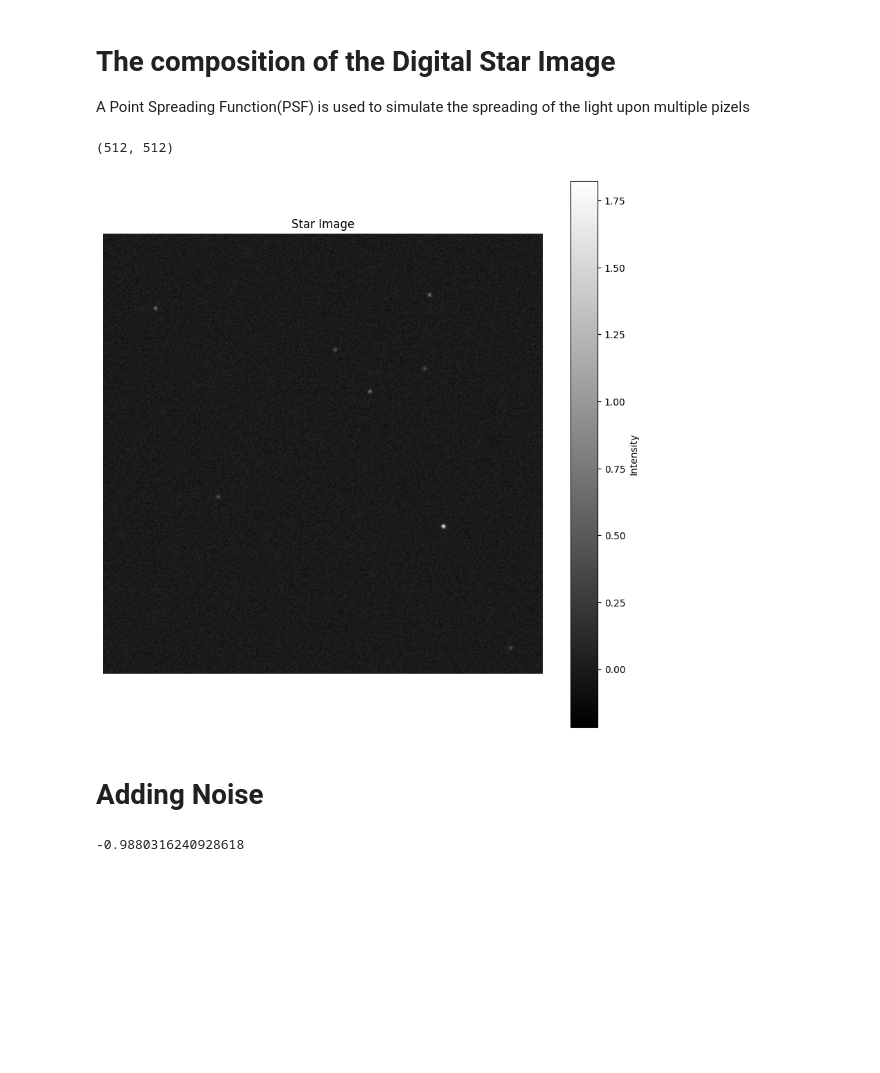
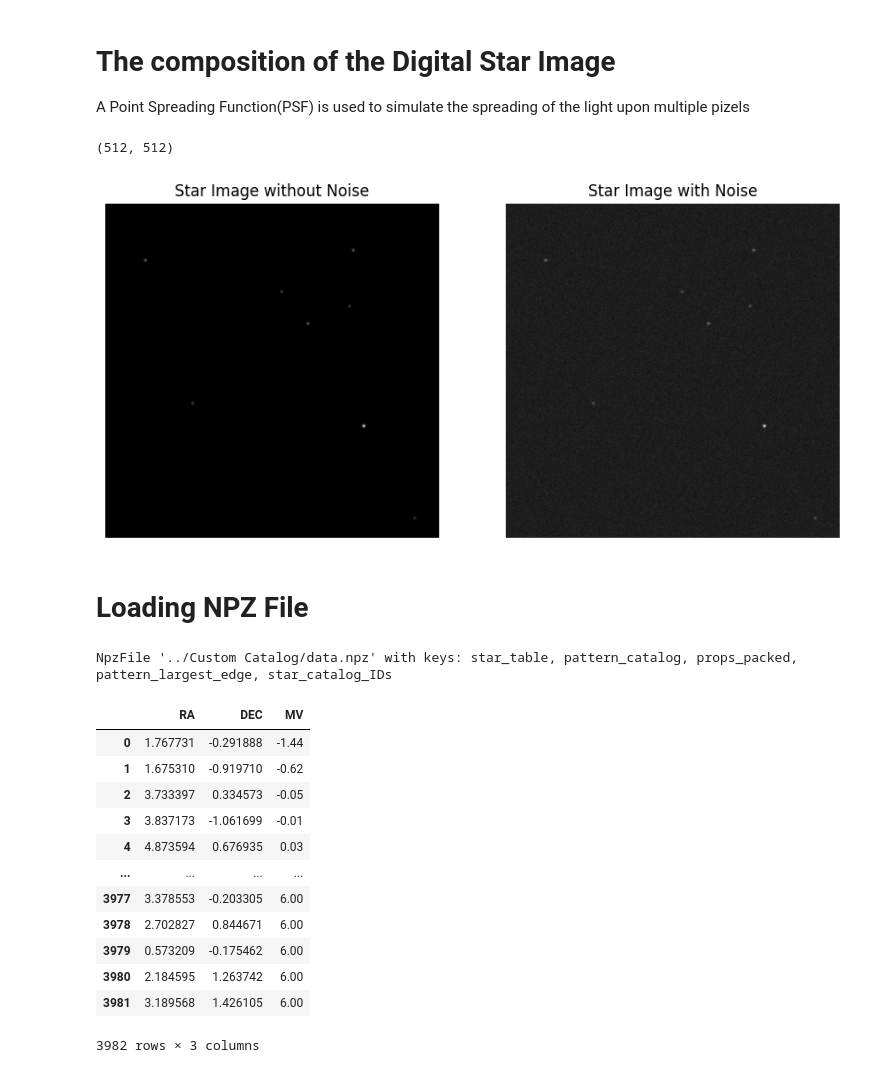
Before and after one commit to DevPro13/Startracker-Simulator-for-Attitude-Determination-of-Spacecrafts, a Jupyter notebook: ImageGenerator/imageGen.ipynb, the cells around one changed output. Cells and saved outputs as stored; diff of their text form; code cells hidden in the pictures; blank space fills up the shorter version.

Commit message:
Organized files; Tried to plot star table;

```diff
--- a/ImageGenerator/imageGen.ipynb
+++ b/ImageGenerator/imageGen.ipynb
@@ -114,9 +117,9 @@ array([[-3.21393805e-01, -1.16977778e-01,  9.39692621e-01],
 sensor_coords=[]
 Mvs=[]
 for i in stars_coords:
-    #if checkStarsAlphaDeltaWithInFOV(i[0],i[1],angleInRadian(20),angleInRadian(20),FOVx=FOVx,FOVy=FOVy):
-    Mvs.append(i[2])
-    sensor_coords.append(obtainStarSensorCoordinateSystem(M_T,i[0],i[1]))
+    if checkStarsAlphaDeltaWithInFOV(angleInRadian(i[0]),angleInRadian(i[1]),angleInRadian(20),angleInRadian(20),FOVx=FOVx,FOVy=FOVy):
+        Mvs.append(i[2])
+        sensor_coords.append(obtainStarSensorCoordinateSystem(M_T,i[0],i[1]))
 print(sensor_coords)
 print(Mvs)
 # %% [output]
@@ -177,32 +180,28 @@ def Add_Noise(image,noiseLevel):
 # %%
 # Calculate Gaussian PSF
 # Create grid of coordinates
 x = np.linspace(0,x_resolution,y_resolution)
 y = np.linspace(0,x_resolution,y_resolution)
 X, Y = np.meshgrid(x, y)
 noiseLevel=0.05
 # Calculate PSF values
 PSF=np.zeros_like(Y)
 for i in range(len(pixels)):
     PSF +=psfGaussianDistribution(X-pixels[i][0],Y-pixels[i][1],Mvs[i])#gaussian_psf(X - X_points[i], Y - Y_points[i])
 
 print(PSF.shape)
 # Display PSF as an image
-plt.figure(figsize=(10.24,10.24))
-plt.imshow(Add_Noise(PSF,noiseLevel),cmap="gray")
-plt.colorbar(label='Intensity')
-plt.xlabel('X')
-plt.ylabel('Y')
-plt.axis('off')
-plt.title('Star Image')
-plt.show()
-plt.imsave("plot.png",PSF,cmap="gray")
+fig,ax=plt.subplots(1,2,figsize=(10.24,10.24))
+ax[0].imshow(PSF,cmap="gray")
+ax[1].imshow(Add_Noise(PSF,noiseLevel),cmap="gray")
+ax[0].axis('off')
+ax[1].axis('off')
+ax[0].set_title('Star Image without Noise')
+ax[1].set_title("Star Image with Noise")
+fig.show()
+fig.savefig("../Media/StarImageComparison.png")
 # %% [output]
 (512, 512)
-[figure, old version]
+[figure, new version]
-# %% [markdown]
-# Adding Noise
-# %%
-np.sin(30)
-# %% [output]
--0.9880316240928618
+# %% [markdown]
+# Loading NPZ File
@@ -208,0 +210,25 @@ np.sin(30)
+# %%
+import pandas as pd
+import numpy as np
+data=np.load("../Custom Catalog/data.npz")
+data
+# %% [output]
+NpzFile '../Custom Catalog/data.npz' with keys: star_table, pattern_catalog, props_packed, pattern_largest_edge, star_catalog_IDs
+# %%
+df=pd.DataFrame(data["star_table"],columns=["RA","DEC","COSCOS","SINCOS","SIN","MV"])
+df.drop(columns=["COSCOS","SINCOS","SIN"],inplace=True)
+df
+# %% [output]
+|  | RA | DEC | MV |
+| 0 | 1.767731 | -0.291888 | -1.44 |
+| 1 | 1.675310 | -0.919710 | -0.62 |
+| 2 | 3.733397 | 0.334573 | -0.05 |
+| 3 | 3.837173 | -1.061699 | -0.01 |
+| 4 | 4.873594 | 0.676935 | 0.03 |
+| ... | ... | ... | ... |
+| 3977 | 3.378553 | -0.203305 | 6.00 |
+| 3978 | 2.702827 | 0.844671 | 6.00 |
+| 3979 | 0.573209 | -0.175462 | 6.00 |
+| 3980 | 2.184595 | 1.263742 | 6.00 |
+| 3981 | 3.189568 | 1.426105 | 6.00 |
+3982 rows × 3 columns
```
Also changed, not shown: parts of 10 cells of this notebook, 5 other files.
